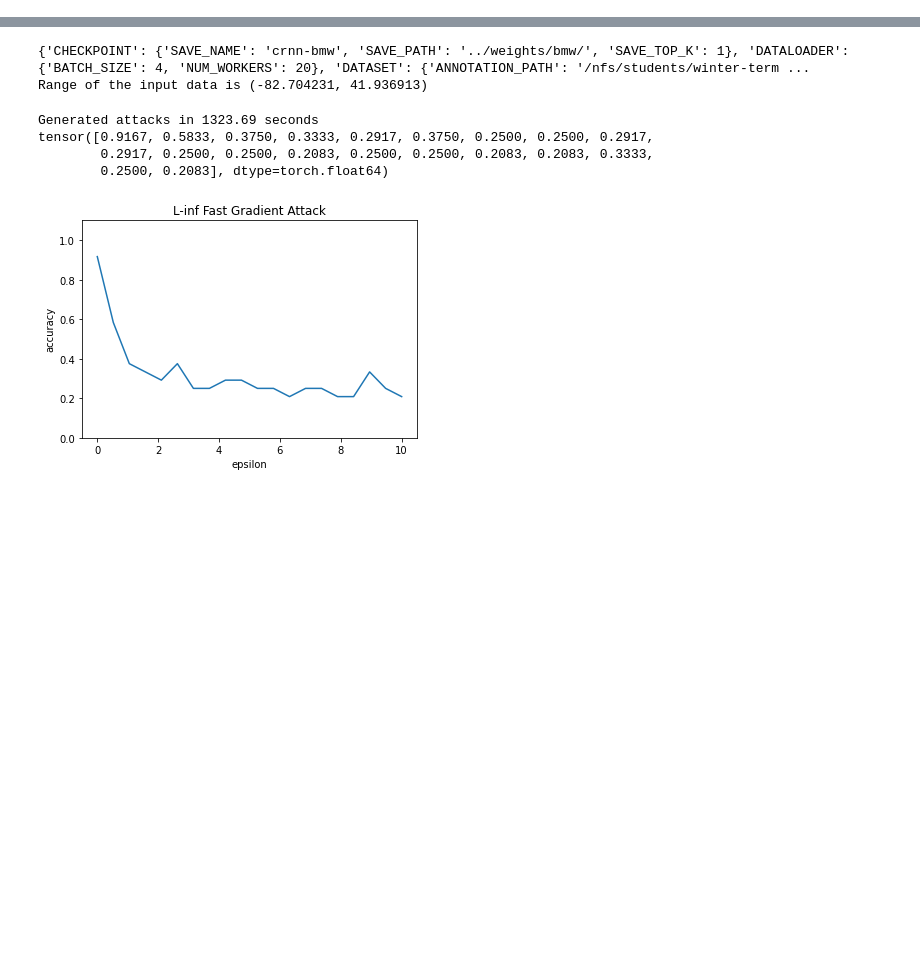
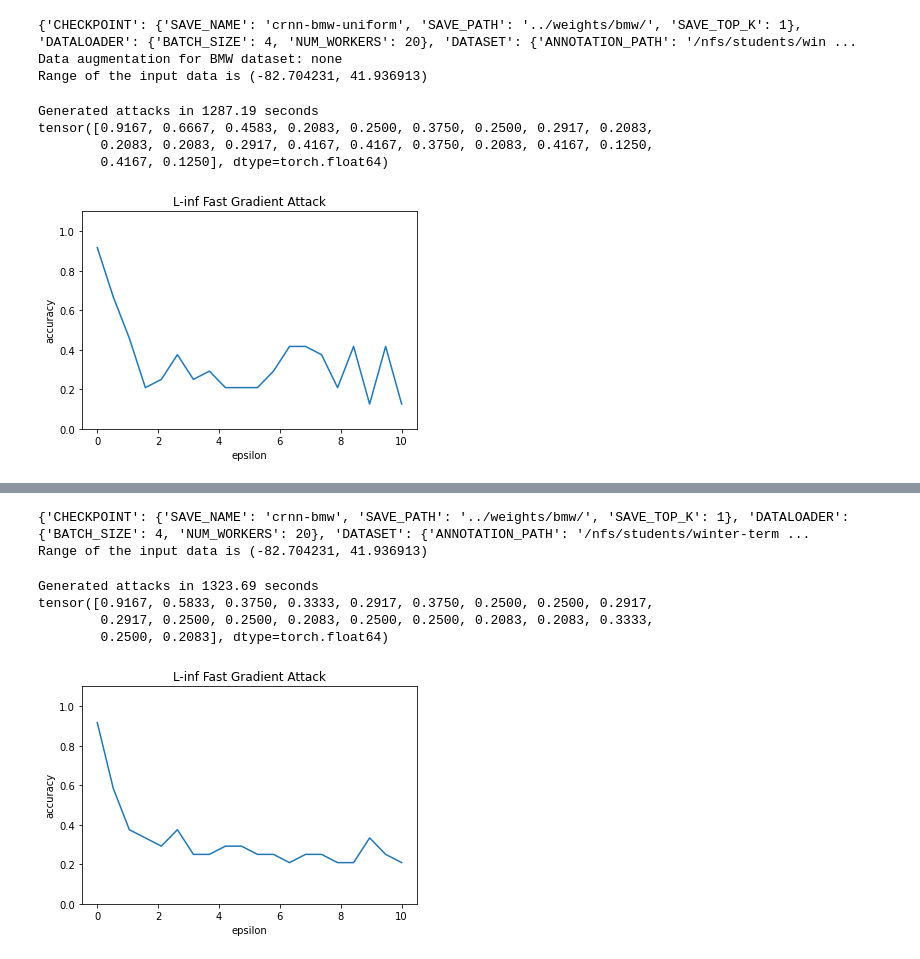
Before and after one commit to Vardanush/Robust-audio-classification, a Jupyter notebook: notebooks/foolbox_attacks.ipynb, the cells around one changed output, grey strips where cells are left out. Saved outputs shown, nothing was run; the diff lists cells and outputs as text; code cells hidden in the pictures; blank space fills up the shorter version.

Commit message:
finalize data augment

```diff
--- a/notebooks/foolbox_attacks.ipynb
+++ b/notebooks/foolbox_attacks.ipynb
@@ -190,3 +190,18 @@ def attack_model(project_dir, config_path, pretrained_path, title):
     plt.ylim(0, 1.1)
     plt.plot(epsilons, robust_accuracy.to('cpu').numpy())
     plt.savefig(save_folder + title + '-linf-10.png')
+# %%
+# BMW(val_fold=1, uniform transform, no ls)
+title = 'bmw_no_ls_no_weight_uniform_transform'
+config_path = 'logs/bmw/default/crnn-bmw-uniform-epoch=42-val_acc=0.967/hparams.yaml'
+pretrained_path = 'weights/bmw/crnn-bmw-uniform-epoch=42-val_acc=0.967.ckpt'
+attack_model(project_dir, config_path, pretrained_path, title)
+# %% [output]
+{'CHECKPOINT': {'SAVE_NAME': 'crnn-bmw-uniform', 'SAVE_PATH': '../weights/bmw/', 'SAVE_TOP_K': 1}, 'DATALOADER': {'BATCH_SIZE': 4, 'NUM_WORKERS': 20}, 'DATASET': {'ANNOTATION_PATH': '/nfs/students/win ...
+Data augmentation for BMW dataset: none
+Range of the input data is (-82.704231, 41.936913)
+Generated attacks in 1287.19 seconds
+tensor([0.9167, 0.6667, 0.4583, 0.2083, 0.2500, 0.3750, 0.2500, 0.2917, 0.2083,
+        0.2083, 0.2083, 0.2917, 0.4167, 0.4167, 0.3750, 0.2083, 0.4167, 0.1250,
+        0.4167, 0.1250], dtype=torch.float64)
+[figure, added]
```
Also changed, not shown: parts of 5 cells of this notebook, 5 other files.
